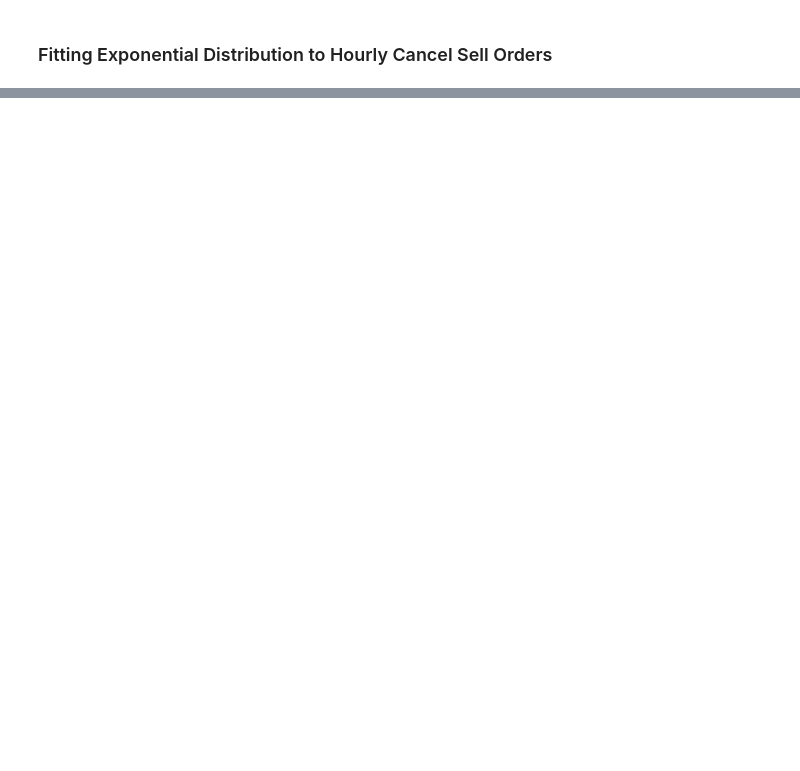
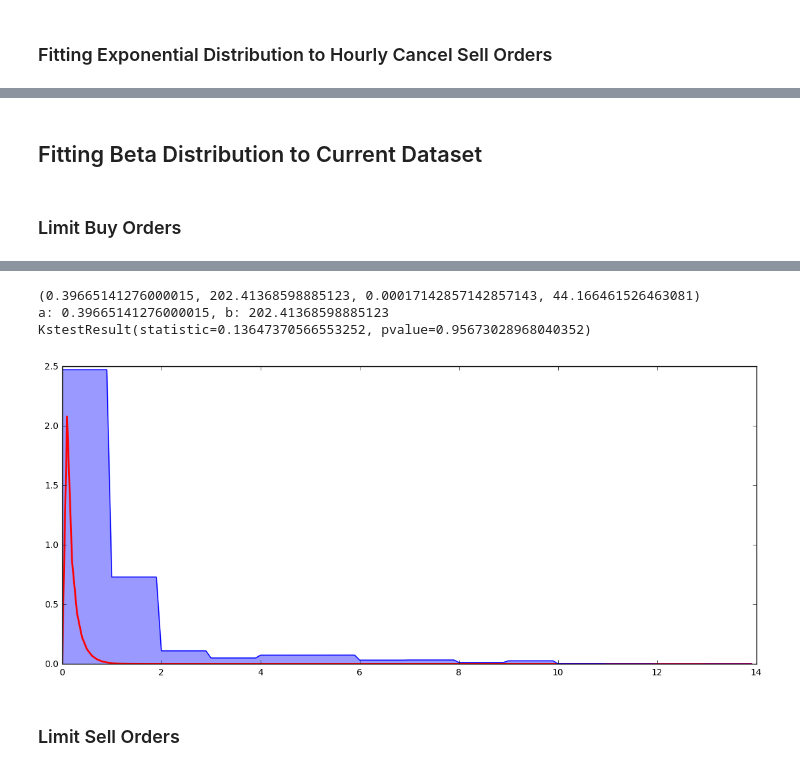
Before and after one commit to beratbrok/Itch, a Jupyter notebook: Order Features.ipynb, the cells around one changed output, grey strips where cells are left out. Drawn from its saved outputs; the diff is of its cells as text; code cells hidden in the pictures; blank space fills up the shorter version.

Commit message:
Beta dists added

```diff
--- a/Order Features.ipynb
+++ b/Order Features.ipynb
@@ -339,0 +340,34 @@ hourly_graph_fit_exp_dist_and_test(orderFeatures['thetasForSellCancelOrderHourly
+# %% [markdown]
+## Fitting Beta Distribution to Current Dataset
+# %%
+def fit_beta_dist_and_test(data, cancel):
+
+    if cancel:
+        normalization = 100000000000
+    else:
+        normalization = 1000000
+
+    y = data[1:15]
+    nor_y = [a/normalization for a in y]
+
+    fig, ax = plt.subplots(1, 1)
+    params = stats.beta.fit(nor_y)
+    print(params)
+    print("a: {}, b: {}".format(params[0], params[1]))
+
+    x = np.arange(0,14, 0.1)
+    ax.plot(x, stats.beta.pdf(x, *params), 'r-', lw=2)
+    nor_y_vals = [nor_y[int(val)] for val in x]
+
+    ax.plot(x, nor_y_vals, color='b')
+
+    d = scipy.zeros(len(nor_y_vals))
+    ax.fill_between(x, nor_y_vals, where=nor_y_vals>=d, color='b', alpha=0.4)
+
+    print(stats.kstest(nor_y, 'beta', args=params))
+    plt.show()
+# %% [markdown]
+### Limit Buy Orders
+# %%
+fit_beta_dist_and_test(orderFeatures['lambdasForLimitBuyOrder'], False)
+# %% [output]
@@ -339,0 +375,6 @@ hourly_graph_fit_exp_dist_and_test(orderFeatures['thetasForSellCancelOrderHourly
+(0.39665141276000015, 202.41368598885123, 0.00017142857142857143, 44.166461526463081)
+a: 0.39665141276000015, b: 202.41368598885123
+KstestResult(statistic=0.13647370566553252, pvalue=0.95673028968040352)
+[figure, added]
+# %% [markdown]
+### Limit Sell Orders
```
Also changed, not shown: parts of 24 cells of this notebook.
